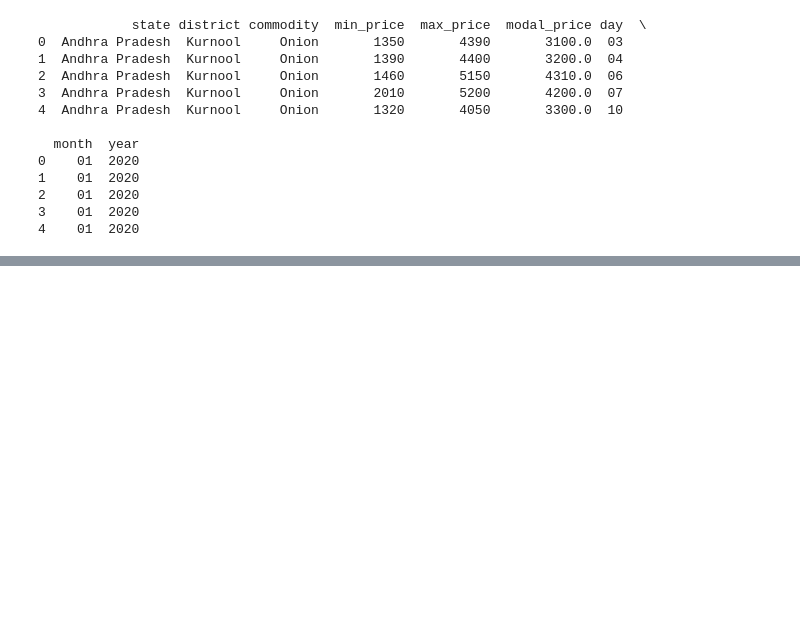
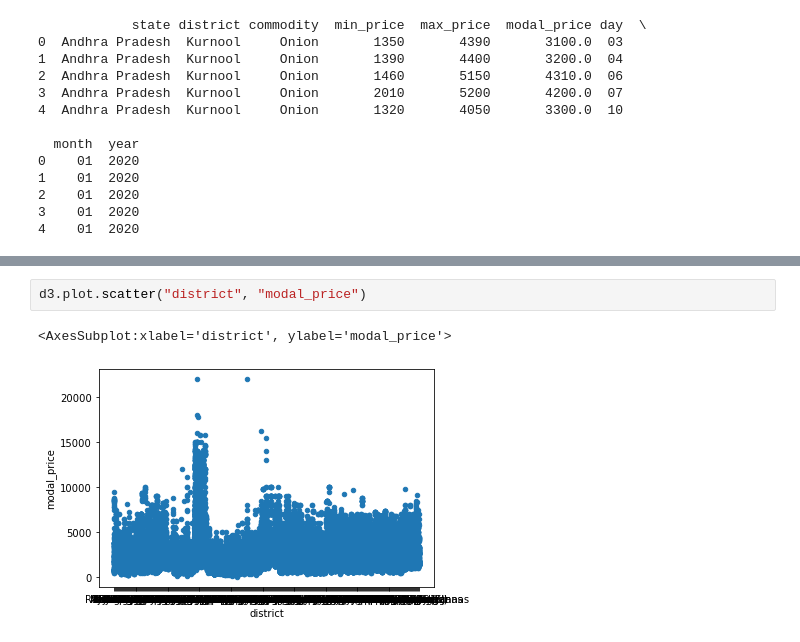
Before and after one commit to SagarNilgar/Vegatable-Price-Forecasting, a Jupyter notebook: vegtable_cleaning_data.ipynb, the cells around one changed output, grey strips where cells are left out. Cells and saved outputs as stored; diff of their text form; blank space fills up the shorter version.

```diff
--- a/vegtable_cleaning_data.ipynb
+++ b/vegtable_cleaning_data.ipynb
@@ -125,0 +201,5 @@ print(d3.head(5))
+# %%
+d3.plot.scatter("district", "modal_price")
+# %% [output]
+<AxesSubplot:xlabel='district', ylabel='modal_price'>
+[figure, added]
```
Also changed, not shown: parts of 5 cells of this notebook.
